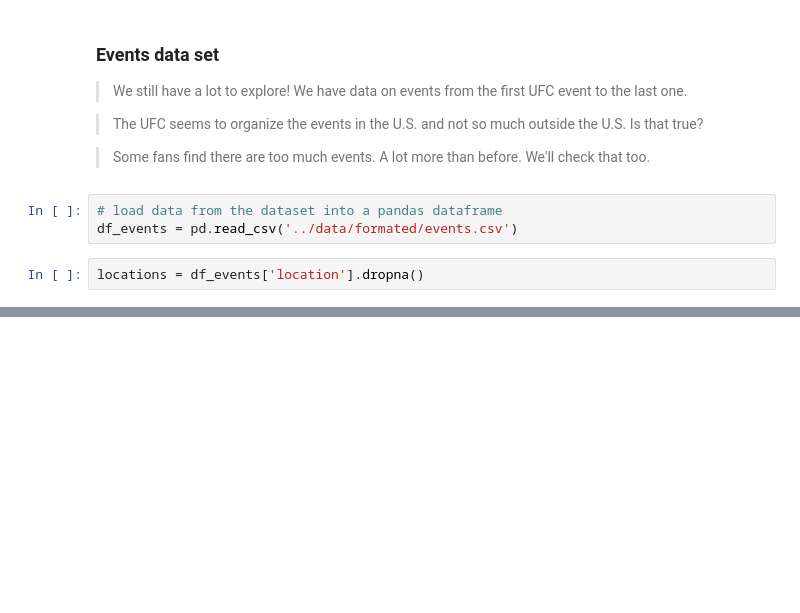
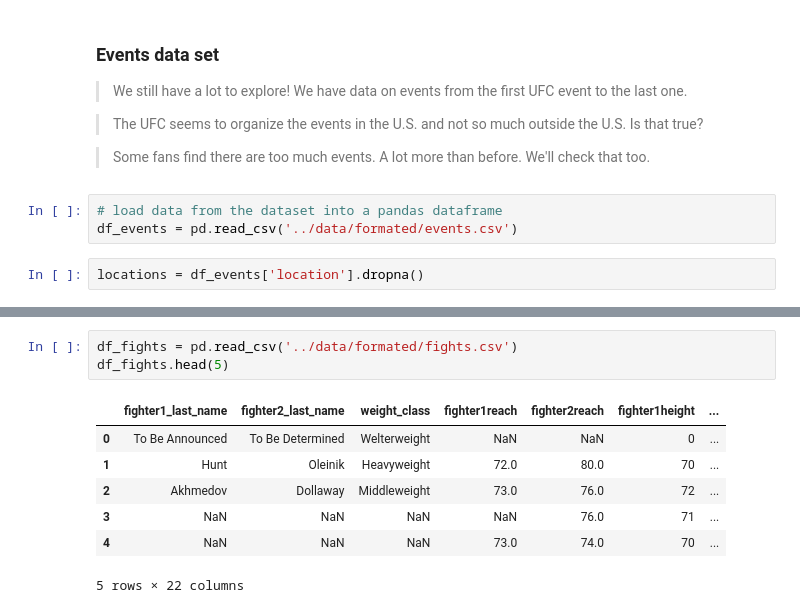
Before and after one commit to goujonbe/ufc-data-analysis, a Jupyter notebook: notebooks/data_analysis.ipynb, the cells around one changed output, grey strips where cells are left out. Saved outputs shown, nothing was run; the diff lists cells and outputs as text; blank space fills up the shorter version.

Commit message:
Fight data cleaning

```diff
--- a/notebooks/data_analysis.ipynb
+++ b/notebooks/data_analysis.ipynb
@@ -166,0 +177,11 @@ number_events_per_city_sorted
+# %%
+df_fights = pd.read_csv('../data/formated/fights.csv')
+df_fights.head(5)
+# %% [output]
+|  | fighter1_last_name | fighter2_last_name | weight_class | fighter1reach | fighter2reach | fighter1height | ... |
+| 0 | To Be Announced | To Be Determined | Welterweight | NaN | NaN | 0 | ... |
+| 1 | Hunt | Oleinik | Heavyweight | 72.0 | 80.0 | 70 | ... |
+| 2 | Akhmedov | Dollaway | Middleweight | 73.0 | 76.0 | 72 | ... |
+| 3 | NaN | NaN | NaN | NaN | 76.0 | 71 | ... |
+| 4 | NaN | NaN | NaN | 73.0 | 74.0 | 70 | ... |
+5 rows × 22 columns
```
Also changed, not shown: parts of 13 cells of this notebook.
